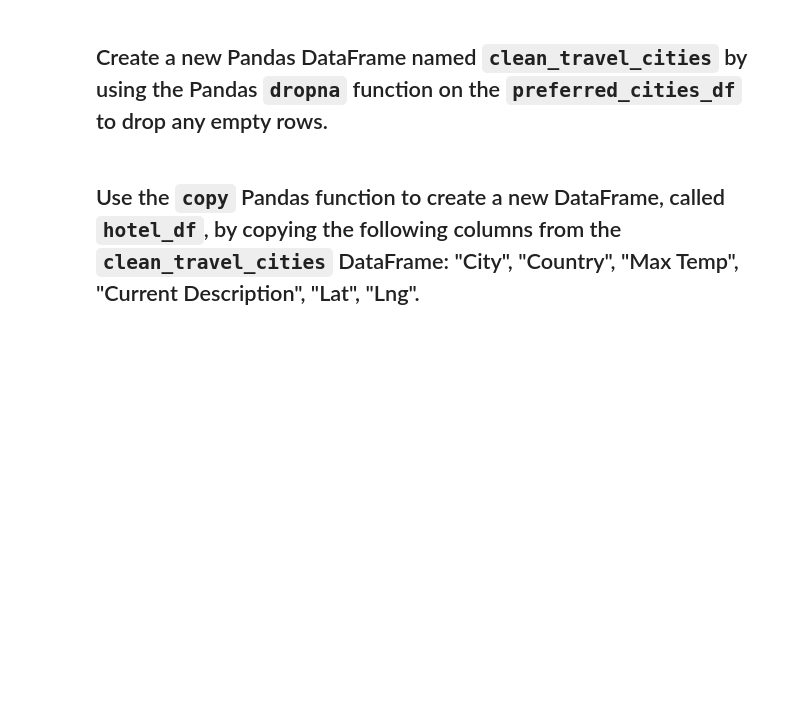
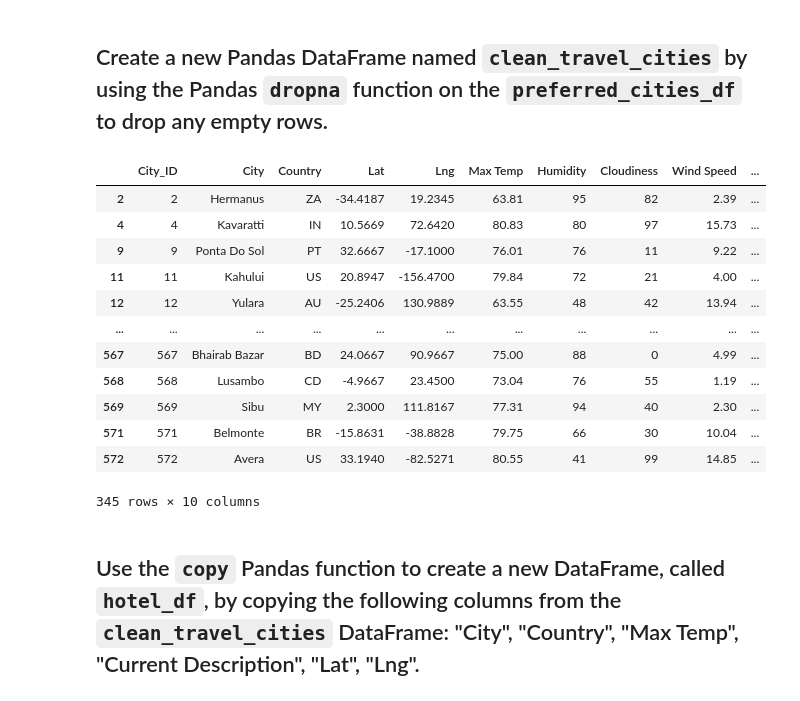
Before and after one commit to ramon0101alonso/World_Weather_Analysis, a Jupyter notebook: Vacation_Search/Vacation_Search.ipynb, the cells around one changed output. Drawn from its saved outputs; the diff is of its cells as text; code cells hidden in the pictures; blank space fills up the shorter version.

```diff
--- a/Vacation_Search/Vacation_Search.ipynb
+++ b/Vacation_Search/Vacation_Search.ipynb
@@ -90,10 +117,25 @@ preferred_cities_df.head(10)
 ## Create a new Pandas DataFrame named `clean_travel_cities` by using the Pandas `dropna` function on the `preferred_cities_df` to drop any empty rows.
 # %%
 # Drop any empty rows in the preferred_cities_df DataFrame and create a new DataFrame.
-clean_travel_cities = # YOUR CODE HERE
+if preferred_cities_df.isnull().values.any() == True:
+    clean_travel_cities = preferred_cities_df.dropna()
 
 # Display sample data
-# YOUR CODE HERE
+clean_travel_cities
+# %% [output]
+|  | City_ID | City | Country | Lat | Lng | Max Temp | Humidity | Cloudiness | Wind Speed | ... |
+| 2 | 2 | Hermanus | ZA | -34.4187 | 19.2345 | 63.81 | 95 | 82 | 2.39 | ... |
+| 4 | 4 | Kavaratti | IN | 10.5669 | 72.6420 | 80.83 | 80 | 97 | 15.73 | ... |
+| 9 | 9 | Ponta Do Sol | PT | 32.6667 | -17.1000 | 76.01 | 76 | 11 | 9.22 | ... |
+| 11 | 11 | Kahului | US | 20.8947 | -156.4700 | 79.84 | 72 | 21 | 4.00 | ... |
+| 12 | 12 | Yulara | AU | -25.2406 | 130.9889 | 63.55 | 48 | 42 | 13.94 | ... |
+| ... | ... | ... | ... | ... | ... | ... | ... | ... | ... | ... |
+| 567 | 567 | Bhairab Bazar | BD | 24.0667 | 90.9667 | 75.00 | 88 | 0 | 4.99 | ... |
+| 568 | 568 | Lusambo | CD | -4.9667 | 23.4500 | 73.04 | 76 | 55 | 1.19 | ... |
+| 569 | 569 | Sibu | MY | 2.3000 | 111.8167 | 77.31 | 94 | 40 | 2.30 | ... |
+| 571 | 571 | Belmonte | BR | -15.8631 | -38.8828 | 79.75 | 66 | 30 | 10.04 | ... |
+| 572 | 572 | Avera | US | 33.1940 | -82.5271 | 80.55 | 41 | 99 | 14.85 | ... |
+345 rows × 10 columns
 # %% [markdown]
 ## Use the `copy` Pandas function to create a new DataFrame, called `hotel_df`, by copying the following columns from the `clean_travel_cities` DataFrame: "City", "Country", "Max Temp", "Current Description", "Lat", "Lng".
 # %%
```
Also changed, not shown: parts of 13 cells of this notebook, 4 other files.
